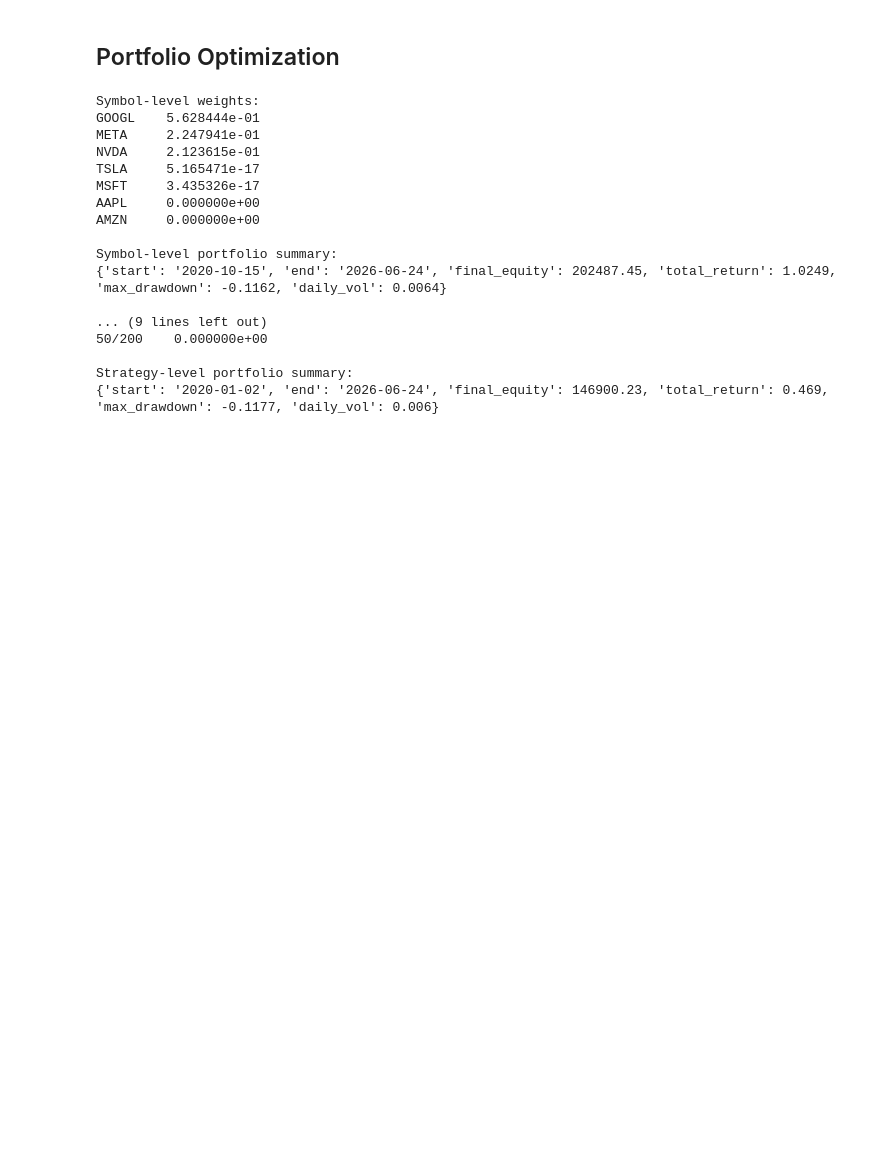
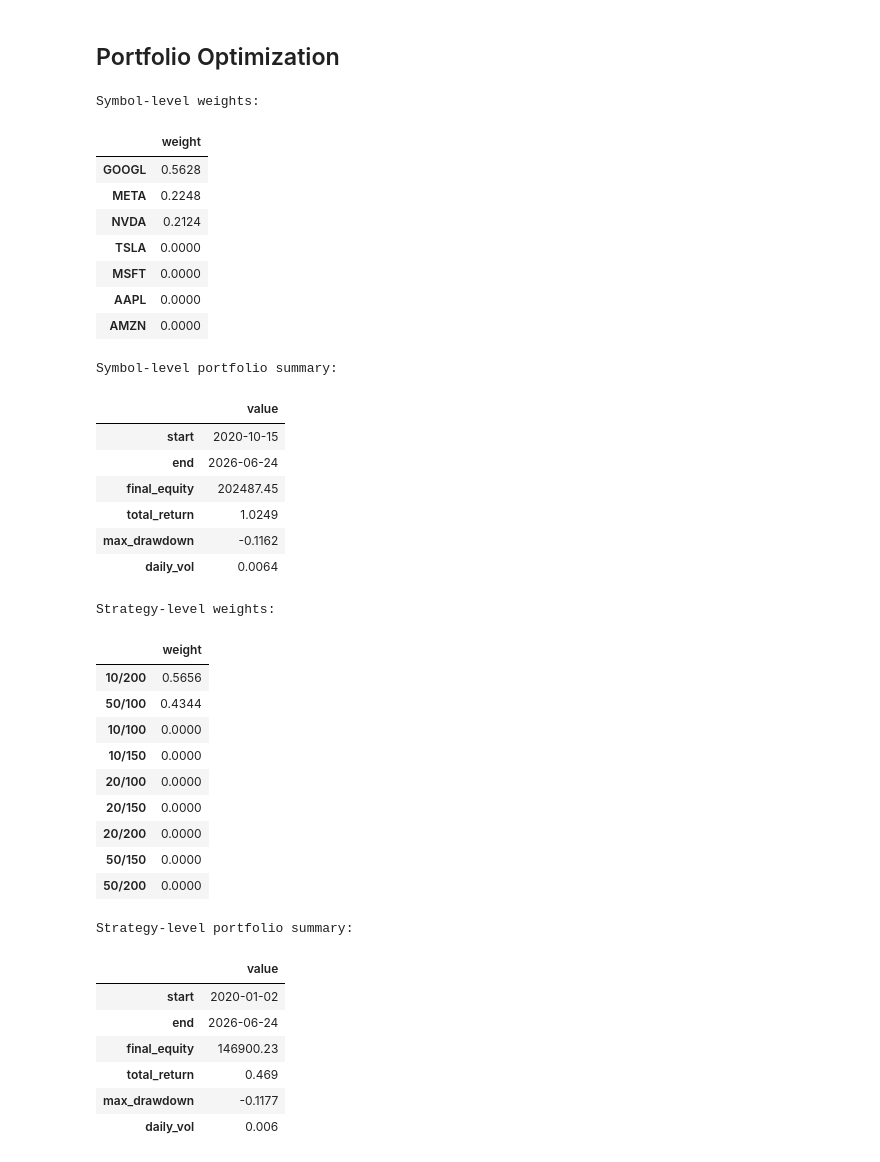
Before and after one commit to quantarb/quant-orchestrator, a Jupyter notebook: notebooks/tutorial_backtesting_py.ipynb, the cells around one changed output. Saved outputs shown, nothing was run; the diff lists cells and outputs as text; code cells hidden in the pictures; blank space fills up the shorter version.

```diff
--- a/notebooks/tutorial_backtesting_py.ipynb
+++ b/notebooks/tutorial_backtesting_py.ipynb
@@ -368,51 +374,70 @@ symbol_returns = align_return_frame(symbol_equities)
 symbol_weights = max_sharpe_weights(symbol_returns)
 symbol_portfolio_equity = weighted_equity_from_returns(symbol_returns, symbol_weights, capital_base=100_000.0)
 print('Symbol-level weights:')
-print(symbol_weights.sort_values(ascending=False).to_string())
+display(symbol_weights.sort_values(ascending=False).to_frame(name='weight').round(4))
 print()
 print('Symbol-level portfolio summary:')
-print(summarize_equity(symbol_portfolio_equity))
+display(pd.Series(summarize_equity(symbol_portfolio_equity), name='value').to_frame().round(4))
 
 candidate_pairs = [(fast, slow) for fast in FAST_WINDOWS for slow in SLOW_WINDOWS if fast < slow]
 strategy_equities = {}
 strategy_rows = []
 strategy_frame = load_price_frame(SINGLE_SYMBOL, provider='fmp', start=TRAIN_START, end=TEST_END)
 for fast_window, slow_window in candidate_pairs:
     candidate_frame = build_sma_frame(strategy_frame, fast_window=fast_window, slow_window=slow_window)
     _, summary, equity = run_framework_backtest(candidate_frame, symbol=SINGLE_SYMBOL, capital_base=100_000.0)
     key = f'{fast_window}/{slow_window}'
     strategy_equities[key] = equity
     strategy_rows.append({
         'strategy': key,
         'fast_window': fast_window,
         'slow_window': slow_window,
         'total_return': float(summary['total_return'].iloc[0]),
         'max_drawdown': float(summary['max_drawdown'].iloc[0]),
     })
 strategy_returns = align_return_frame(strategy_equities)
 strategy_weights = max_sharpe_weights(strategy_returns)
 strategy_portfolio_equity = weighted_equity_from_returns(strategy_returns, strategy_weights, capital_base=100_000.0)
 print()
 print('Strategy-level weights:')
-print(strategy_weights.sort_values(ascending=False).head(10).to_string())
+display(strategy_weights.sort_values(ascending=False).head(10).to_frame(name='weight').round(4))
 print()
 print('Strategy-level portfolio summary:')
-print(summarize_equity(strategy_portfolio_equity))
+display(pd.Series(summarize_equity(strategy_portfolio_equity), name='value').to_frame().round(4))
 # %% [output]
 Symbol-level weights:
-GOOGL    5.628444e-01
-META     2.247941e-01
-NVDA     2.123615e-01
-TSLA     5.165471e-17
-MSFT     3.435326e-17
-AAPL     0.000000e+00
-AMZN     0.000000e+00
-
-Symbol-level portfolio summary:
-{'start': '2020-10-15', 'end': '2026-06-24', 'final_equity': 202487.45, 'total_return': 1.0249, 'max_drawdown': -0.1162, 'daily_vol': 0.0064}
-
-... (9 lines left out)
-50/200    0.000000e+00
-
-Strategy-level portfolio summary:
-{'start': '2020-01-02', 'end': '2026-06-24', 'final_equity': 146900.23, 'total_return': 0.469, 'max_drawdown': -0.1177, 'daily_vol': 0.006}
+|  | weight |
+| GOOGL | 0.5628 |
+| META | 0.2248 |
+| NVDA | 0.2124 |
+| TSLA | 0.0000 |
+| MSFT | 0.0000 |
+| AAPL | 0.0000 |
+| AMZN | 0.0000 |
+Symbol-level portfolio summary:
+|  | value |
+| start | 2020-10-15 |
+| end | 2026-06-24 |
+| final_equity | 202487.45 |
+| total_return | 1.0249 |
+| max_drawdown | -0.1162 |
+| daily_vol | 0.0064 |
+Strategy-level weights:
+|  | weight |
+| 10/200 | 0.5656 |
+| 50/100 | 0.4344 |
+| 10/100 | 0.0000 |
+| 10/150 | 0.0000 |
+| 20/100 | 0.0000 |
+| 20/150 | 0.0000 |
+| 20/200 | 0.0000 |
+| 50/150 | 0.0000 |
+| 50/200 | 0.0000 |
+Strategy-level portfolio summary:
+|  | value |
+| start | 2020-01-02 |
+| end | 2026-06-24 |
+| final_equity | 146900.23 |
+| total_return | 0.469 |
+| max_drawdown | -0.1177 |
+| daily_vol | 0.006 |
```
Also changed, not shown: parts of 5 cells of this notebook, 7 other files.
